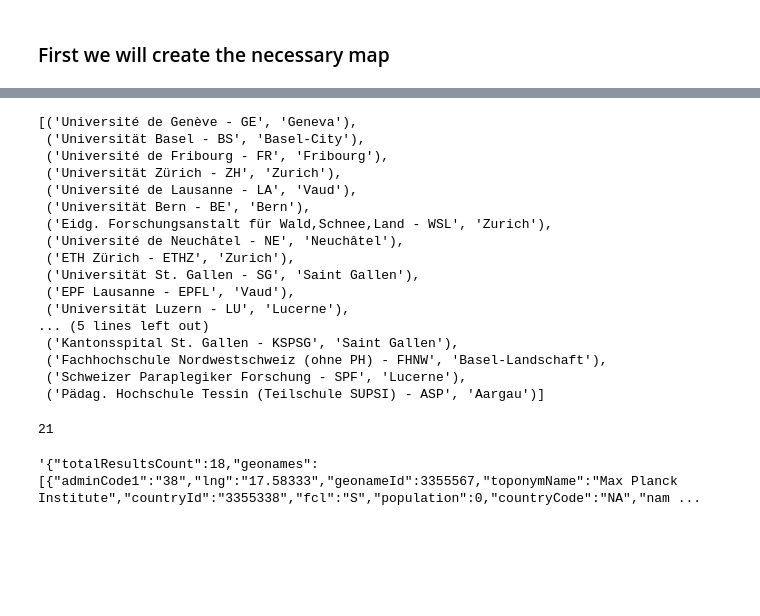
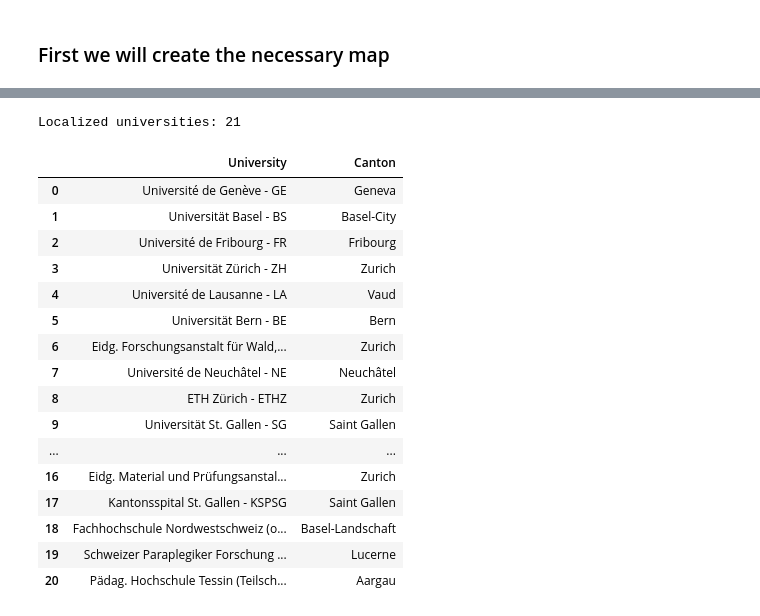
Before and after one commit to ireneu/ada, a Jupyter notebook: HW03/hw3.ipynb, the cells around one changed output, grey strips where cells are left out. Cells and saved outputs as stored; diff of their text form; code cells hidden in the pictures; blank space fills up the shorter version.

```diff
--- a/HW03/hw3.ipynb
+++ b/HW03/hw3.ipynb
@@ -92,5 +96,8 @@ import requests
 # %%
+import requests
+
 l = list()
+
 for uni in unis:
     response = json.loads(requests.get('http://api.geonames.org/searchJSON?q="{0}"&username=ada4ever&maxrows=15&country=CH'.format(uni.split('-')[0])).text)
     if response.get('totalResultsCount') == 0 and len(uni.split('-')) > 1:
@@ -98,30 +105,27 @@ for uni in unis:
     if response.get('totalResultsCount') != 0:
         l.append((uni, response['geonames'][0]['adminName1']))
 
-l
+print('Localized universities:', len(l))
 # %% [output]
-[('Université de Genève - GE', 'Geneva'),
- ('Universität Basel - BS', 'Basel-City'),
- ('Université de Fribourg - FR', 'Fribourg'),
- ('Universität Zürich - ZH', 'Zurich'),
- ('Université de Lausanne - LA', 'Vaud'),
- ('Universität Bern - BE', 'Bern'),
- ('Eidg. Forschungsanstalt für Wald,Schnee,Land - WSL', 'Zurich'),
- ('Université de Neuchâtel - NE', 'Neuchâtel'),
- ('ETH Zürich - ETHZ', 'Zurich'),
- ('Universität St. Gallen - SG', 'Saint Gallen'),
- ('EPF Lausanne - EPFL', 'Vaud'),
- ('Universität Luzern - LU', 'Lucerne'),
-... (5 lines left out)
- ('Kantonsspital St. Gallen - KSPSG', 'Saint Gallen'),
- ('Fachhochschule Nordwestschweiz (ohne PH) - FHNW', 'Basel-Landschaft'),
- ('Schweizer Paraplegiker Forschung - SPF', 'Lucerne'),
- ('Pädag. Hochschule Tessin (Teilschule SUPSI) - ASP', 'Aargau')]
+Localized universities: 21
-# %%
-len(l)
-# %% [output]
-21
-# %%
-requests.get('http://api.geonames.org/searchJSON?q="{0}"&username=ada4ever'.format('AO Research Institute')).text
-# %% [output]
-'{"totalResultsCount":18,"geonames":[{"adminCode1":"38","lng":"17.58333","geonameId":3355567,"toponymName":"Max Planck Institute","countryId":"3355338","fcl":"S","population":0,"countryCode":"NA","nam ...
+# %%
+df = pd.DataFrame(l, columns=['University', 'Canton'])
+df
+# %% [output]
+|  | University | Canton |
+| 0 | Université de Genève - GE | Geneva |
+| 1 | Universität Basel - BS | Basel-City |
+| 2 | Université de Fribourg - FR | Fribourg |
+| 3 | Universität Zürich - ZH | Zurich |
+| 4 | Université de Lausanne - LA | Vaud |
+| 5 | Universität Bern - BE | Bern |
+| 6 | Eidg. Forschungsanstalt für Wald,... | Zurich |
+| 7 | Université de Neuchâtel - NE | Neuchâtel |
+| 8 | ETH Zürich - ETHZ | Zurich |
+| 9 | Universität St. Gallen - SG | Saint Gallen |
+| ... | ... | ... |
+| 16 | Eidg. Material und Prüfungsanstal... | Zurich |
+| 17 | Kantonsspital St. Gallen - KSPSG | Saint Gallen |
+| 18 | Fachhochschule Nordwestschweiz (o... | Basel-Landschaft |
+| 19 | Schweizer Paraplegiker Forschung ... | Lucerne |
+| 20 | Pädag. Hochschule Tessin (Teilsch... | Aargau |
```
Also changed, not shown: parts of 7 cells of this notebook.
